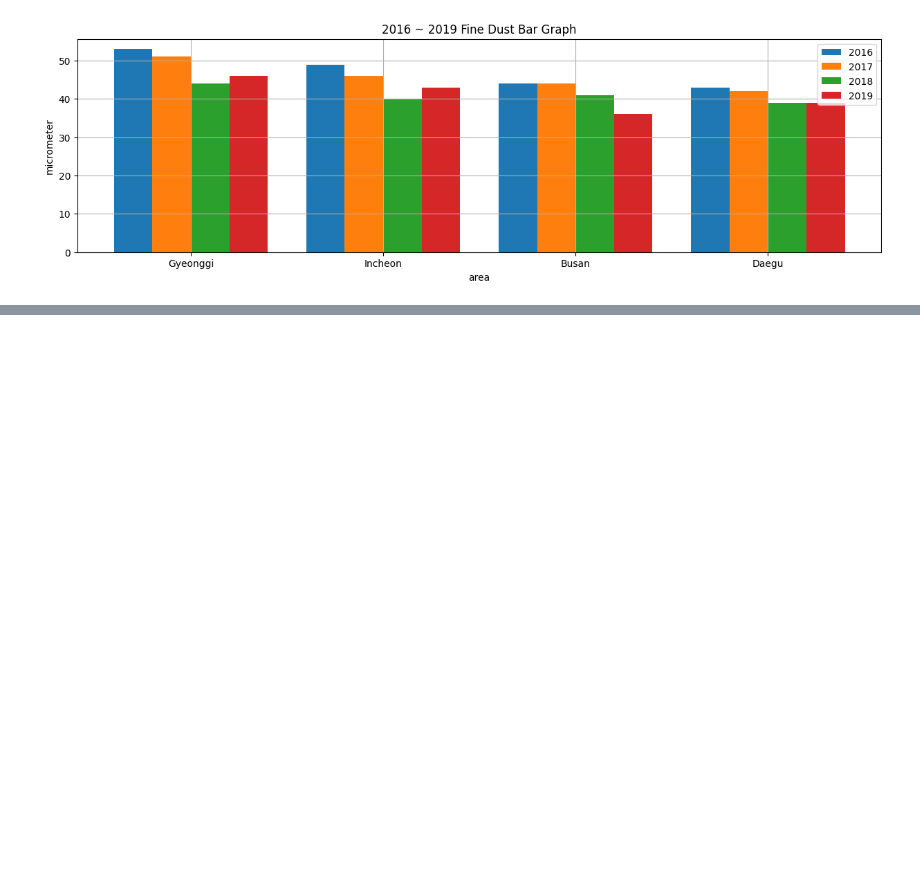
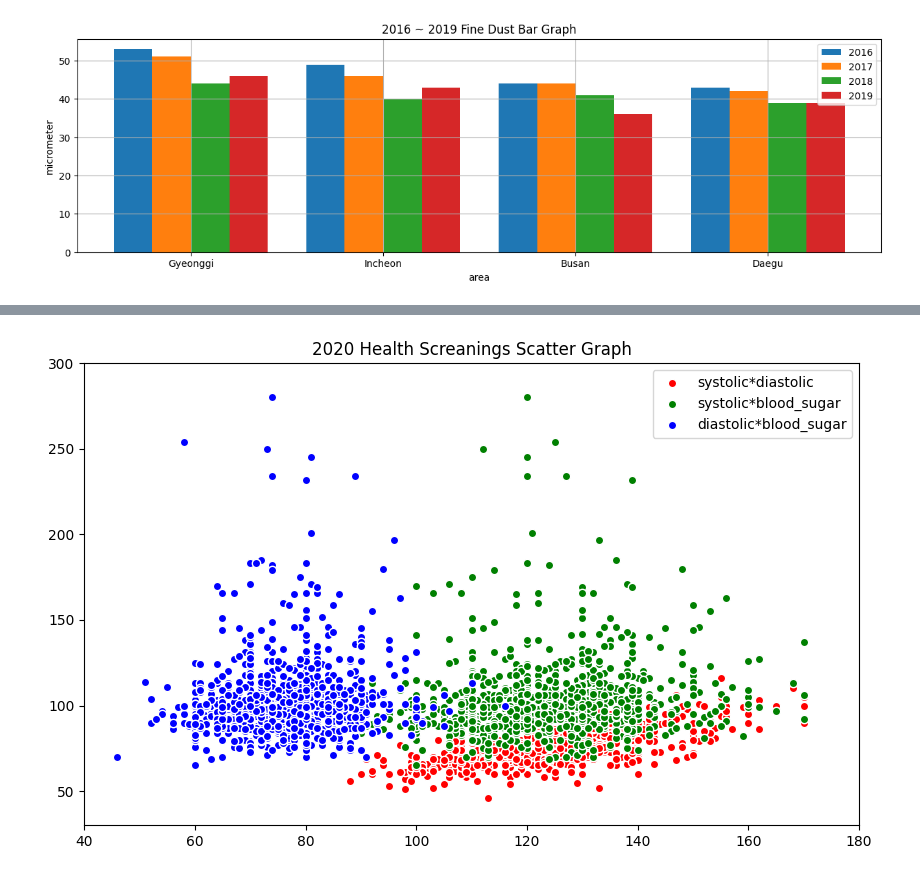
Before and after one commit to one-west/Data_Analyze, a Jupyter notebook: 7장/Exapmle.ipynb, the cells around one changed output, grey strips where cells are left out. Saved outputs shown, nothing was run; the diff lists cells and outputs as text; code cells hidden in the pictures; blank space fills up the shorter version.

```diff
--- a/7장/Exapmle.ipynb
+++ b/7장/Exapmle.ipynb
@@ -111,0 +159,31 @@ plt.show()
+# %%
+systolic_data = data["systolic"]  # 수축기 혈압
+diastolic_data = data["diastolic"]  # 이완기 혈압
+blood_sugar_data = data["blood_sugar"]  # 공복 혈당
+
+plt.figure(figsize=(10, 6))
+plt.scatter(
+    systolic_data, diastolic_data, color="r", edgecolor="w", label="systolic*diastolic"
+)
+plt.scatter(
+    systolic_data,
+    blood_sugar_data,
+    color="g",
+    edgecolor="w",
+    label="systolic*blood_sugar",
+)
+plt.scatter(
+    diastolic_data,
+    blood_sugar_data,
+    color="b",
+    edgecolor="w",
+    label="diastolic*blood_sugar",
+)
+
+plt.xlim(40, 180)
+plt.ylim(30, 300)
+plt.title("2020 Health Screanings Scatter Graph")
+plt.legend()
+plt.show()
+# %% [output]
+[figure, added]
```
Also changed, not shown: parts of 37 cells of this notebook, 1 other file.
